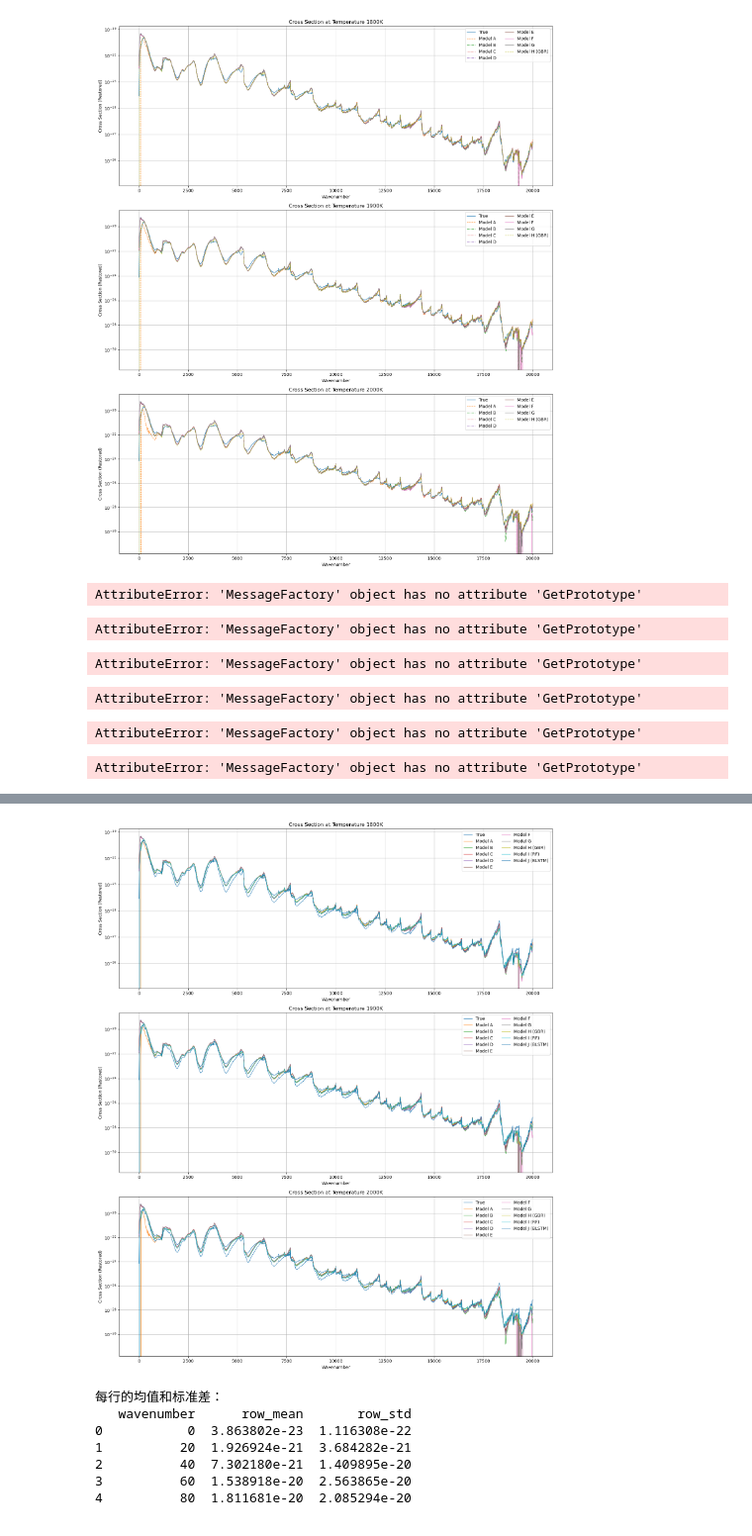
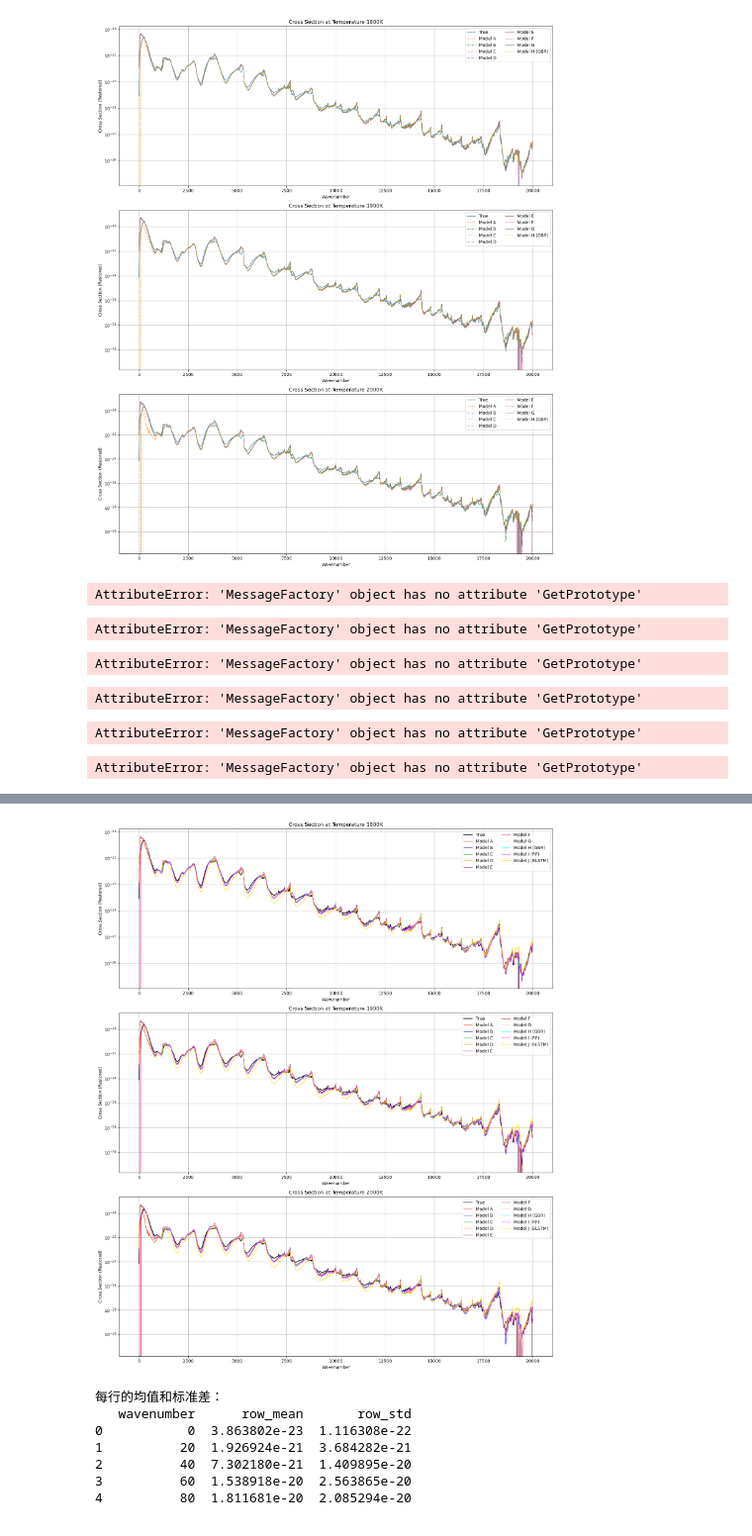
Before and after one commit to janezhens/High-temperature-extrapolatio, a Jupyter notebook: h2s_v=20.ipynb, the cells around one changed output, grey strips where cells are left out. Shown at 99% size. Drawn from its saved outputs; the diff is of its cells as text; code cells hidden in the pictures.

```diff
--- a/h2s_v=20.ipynb
+++ b/h2s_v=20.ipynb
@@ -446,13 +446,13 @@ import matplotlib.pyplot as plt
 import numpy as np
 import pandas as pd
 
-# BLSTM 需要用 Keras
+# BLSTM requires Keras
 from tensorflow.keras.models import Sequential
 from tensorflow.keras.layers import LSTM, Bidirectional, Dense
 from tensorflow.keras.optimizers import Adam
 
 # =====================
-# 统一的预处理管道函数
+#  Unified preprocessing pipeline functions
 # =====================
 def make_poly_mlp(model, degree=2):
     return make_pipeline(
@@ -461,32 +461,32 @@ def make_poly_mlp(model, degree=2):
         model
     )
 
-# 原模型（神经网络）
+# Original model (neural network)
 model_a = make_poly_mlp(MLPRegressor(hidden_layer_sizes=(128, 64, 64, 32), max_iter=500, random_state=0))
 model_b = make_poly_mlp(MLPRegressor(hidden_layer_sizes=(128, 64, 64, 32), activation='relu', max_iter=5000, random_state=42))
 
-# 新增 MLP 模型
+#New neural network models added
 model_c = make_poly_mlp(MLPRegressor(hidden_layer_sizes=(256, 128, 64), max_iter=500, random_state=1))
 model_d = make_poly_mlp(MLPRegressor(hidden_layer_sizes=(64, 32), max_iter=500, random_state=2))
 model_e = make_poly_mlp(MLPRegressor(hidden_layer_sizes=(256, 128, 64, 32, 16), max_iter=1000, random_state=3))
 model_f = make_poly_mlp(MLPRegressor(hidden_layer_sizes=(512, 256), max_iter=1000, random_state=4))
 model_g = make_poly_mlp(MLPRegressor(hidden_layer_sizes=(128, 64, 128), max_iter=1000, random_state=5))
 
-# 传统机器学习模型
+# traditional machine learning models remain unchanged
 model_h = GradientBoostingRegressor(n_estimators=100, learning_rate=0.1, max_depth=5, random_state=6)
-model_i = RandomForestRegressor(n_estimators=200, max_depth=10, random_state=7)  # 新增随机森林
+model_i = RandomForestRegressor(n_estimators=200, max_depth=10, random_state=7)  # New random forests
 
 # =====================
-# 训练 sklearn 模型
+# Fitting the individual models
 # =====================
 for model in [model_a, model_b, model_c, model_d, model_e, model_f, model_g, model_h, model_i]:
     model.fit(X_train, y_train)
 
 # =====================
-# BLSTM 模型
+# BLSTM model
 # =====================
-# LSTM 输入必须是 3D: (样本数, 时间步, 特征数)
-# 这里假设每个样本只有一个时间步（可以根据任务调整）
+# LSTM input must be 3D: (number of samples, time step, number of features)
+# Here it is assumed that there is only one time step per sample (can be adjusted according to the task)
 X_train_seq = np.expand_dims(X_train, axis=1)
 X_test_seq = np.expand_dims(X_test, axis=1)
 
@@ -499,7 +499,7 @@ blstm_model.compile(optimizer=Adam(learning_rate=0.001), loss='mse')
 blstm_model.fit(X_train_seq, y_train, epochs=50, batch_size=64, verbose=0)
 
 # =====================
-# 测试集预测
+# Predicting on the test set
 # =====================
 test_long_df['pred_a'] = model_a.predict(X_test)
 test_long_df['pred_b'] = model_b.predict(X_test)
@@ -513,7 +513,7 @@ test_long_df['pred_i'] = model_i.predict(X_test)  # 随机森林
 test_long_df['pred_j'] = blstm_model.predict(X_test_seq).flatten()  # BLSTM
 
 # =====================
-# 还原标准化
+# Reducing the results before standardisation
 # =====================
 pred_cols = ['pred_a', 'pred_b', 'pred_c', 'pred_d', 'pred_e', 'pred_f', 'pred_g', 'pred_h', 'pred_i', 'pred_j']
 df_stats_indexed = df_stats.set_index('wavenumber')
@@ -528,18 +528,37 @@ for col in ['cross_section'] + pred_cols:
     test_long_df[f'{col}_restored'] = restored
 
 # =====================
-# 绘图
+# Plotting the predictions of different models against the true values
 # =====================
 temps = [1800, 1900, 2000]
 plt.figure(figsize=(15, 18))
+
+colors = {
+    'True': 'black',
+    'Model A': 'red',
+    'Model B': 'blue',
+    'Model C': 'green',
+    'Model D': 'orange',
+    'Model E': 'purple',
+    'Model F': 'brown',
+    'Model G': 'pink',
+    'Model H (GBR)': 'cyan',
+    'Model I (RF)': 'magenta',
+    'Model J (BLSTM)': 'gold'
+}
+
 for i, temp in enumerate(temps, 1):
     subset = test_long_df[test_long_df['temperature'] == temp]
     plt.subplot(3, 1, i)
-    plt.plot(subset['wavenumber'], subset['cross_section_restored'], label='True', linewidth=1)
+    # True
+    plt.plot(subset['wavenumber'], subset['cross_section_restored'],
+             label='True', linewidth=1.5, color=colors['True'])
+    # Models
     for col, label in zip(pred_cols,
                           ['Model A', 'Model B', 'Model C', 'Model D', 'Model E', 'Model F', 'Model G',
                            'Model H (GBR)', 'Model I (RF)', 'Model J (BLSTM)']):
-        plt.plot(subset['wavenumber'], subset[f'{col}_restored'], label=label, linewidth=1, alpha=0.9)
+        plt.plot(subset['wavenumber'], subset[f'{col}_restored'],
+                 label=label, linewidth=1, alpha=0.9, color=colors[label])
     plt.title(f'Cross Section at Temperature {temp}K')
     plt.xlabel('Wavenumber')
     plt.ylabel('Cross Section (Restored)')
@@ -560,4 +579,4 @@ AttributeError: 'MessageFactory' object has no attribute 'GetPrototype'
-[figure, old version]
+[figure, new version]
 # %%
 import pandas as pd
 import numpy as np
```
Also changed, not shown: parts of 10 cells of this notebook, 4 other files.
